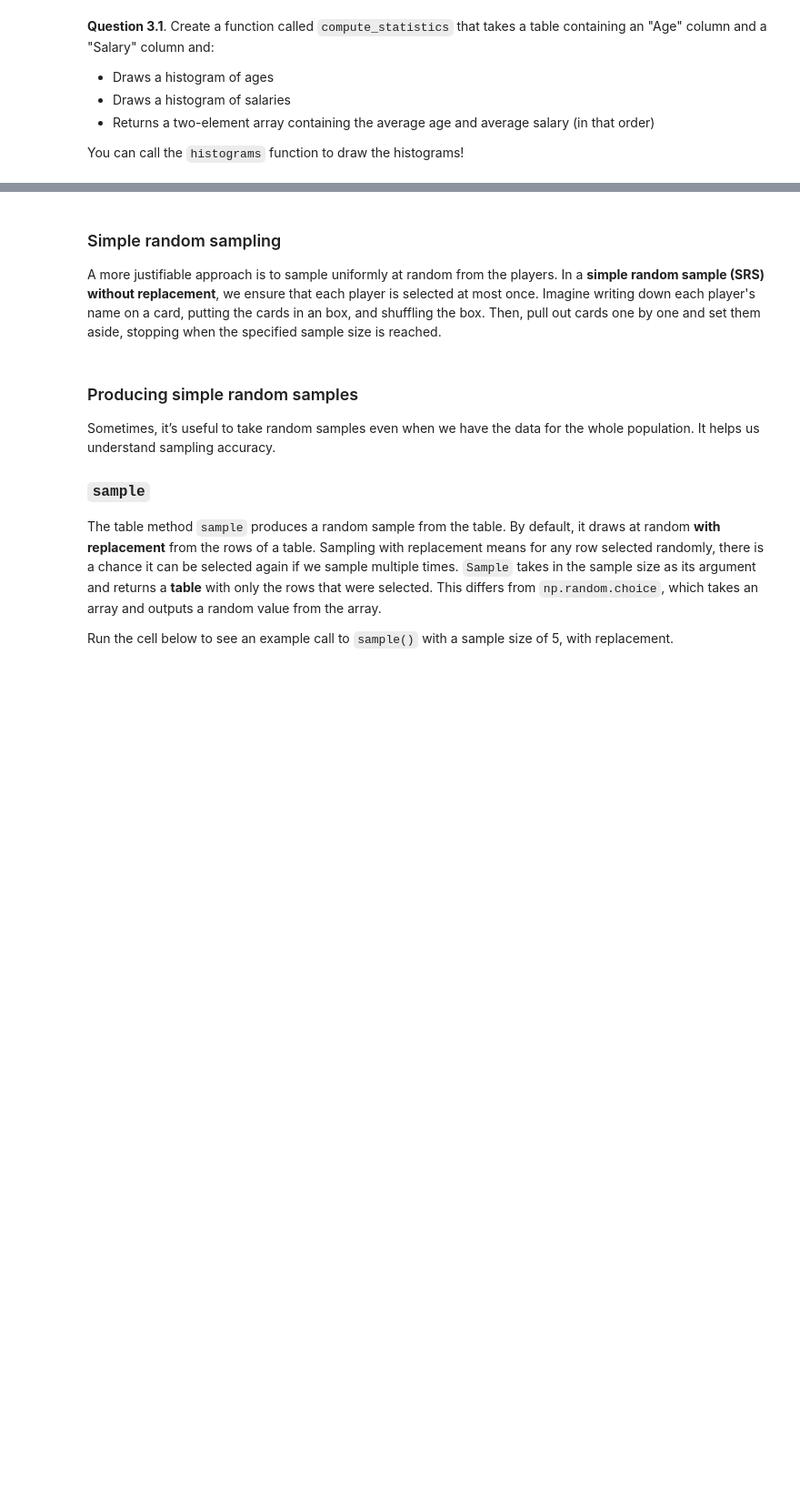
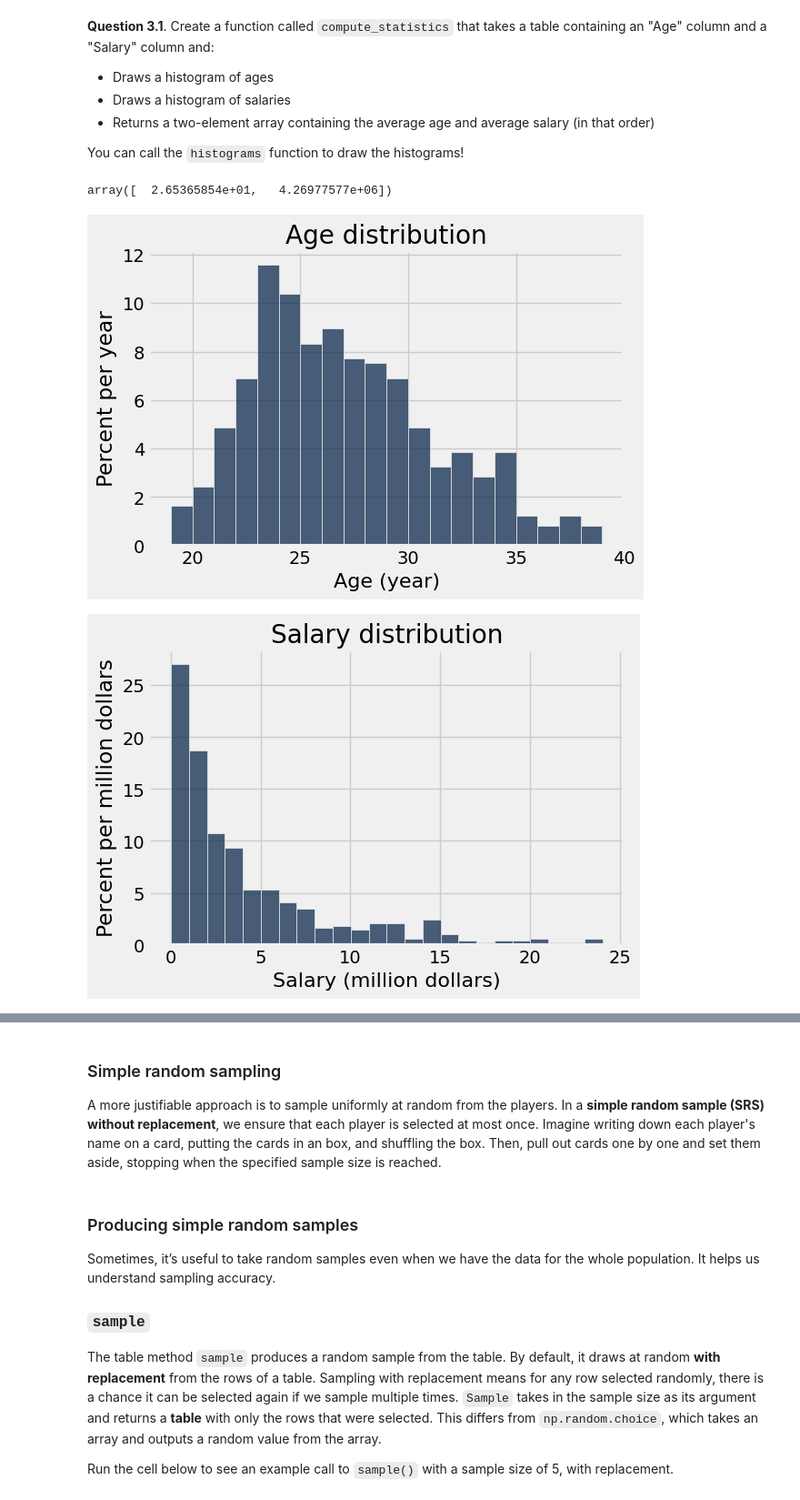
Before and after one commit to loganmroczek/24-Fall-Data1350, a Jupyter notebook: lab05/lab05/lab05.ipynb, the cells around one changed output, grey strips where cells are left out. Shown: that part at 91% size. Saved outputs shown, nothing was run; the diff lists cells and outputs as text; code cells hidden in the pictures; blank space fills up the shorter version.

```diff
--- a/lab05/lab05/lab05.ipynb
+++ b/lab05/lab05/lab05.ipynb
@@ -276,13 +372,17 @@ print('Two histograms should be displayed below')
 You can call the `histograms` function to draw the histograms!
 # %%
 def compute_statistics(age_and_salary_data):
-    ...
-    age = ...
-    salary = ...
-    ...
+    histograms(age_and_salary_data)
+    age = np.average(age_and_salary_data.column('Age'))
+    salary = np.average(age_and_salary_data.column('Salary'))
+    return make_array(age, salary)
 
 
 full_stats = compute_statistics(full_data)
 full_stats
+# %% [output]
+array([  2.65365854e+01,   4.26977577e+06])
+[figure, added]
+[figure, added]
 # %%
 grader.check("q31")
```
Also changed, not shown: parts of 38 cells of this notebook, 2 other files.
